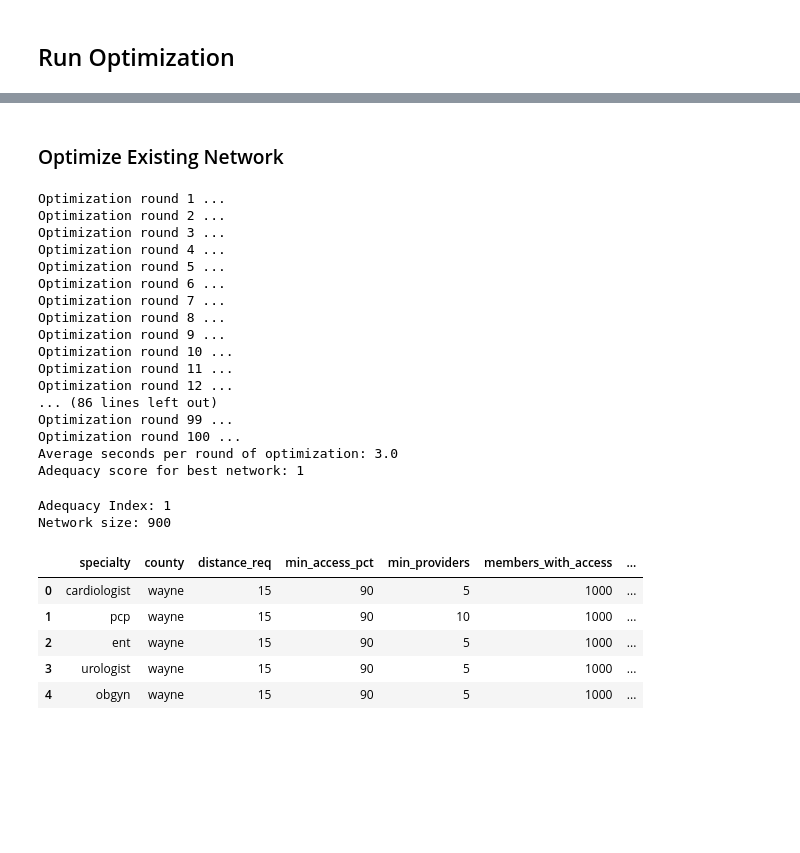
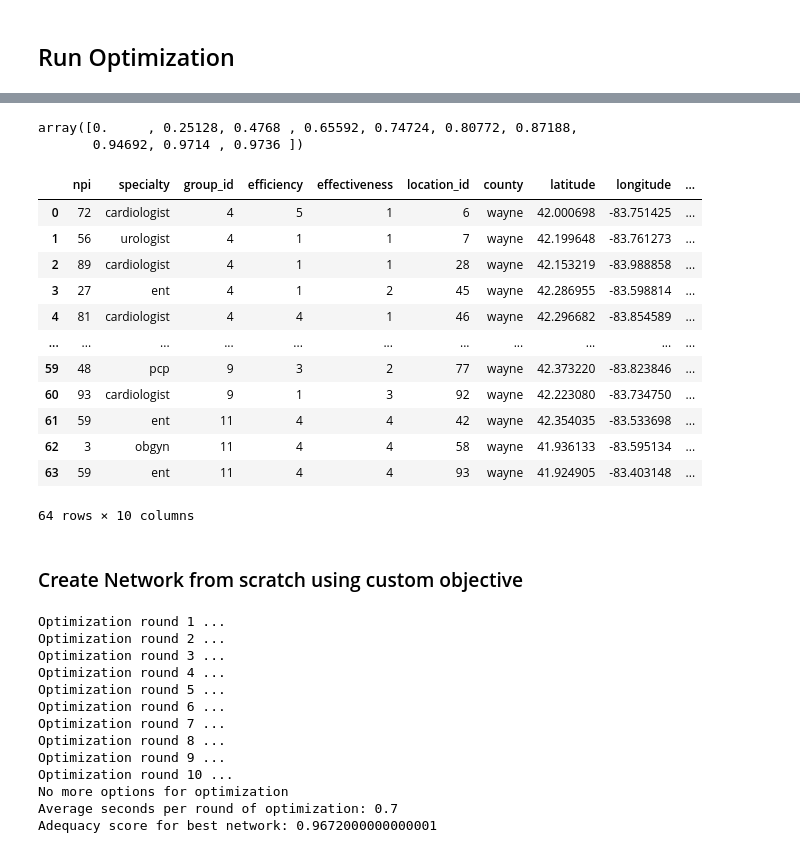
Before and after one commit to andrewdoto13/network_optimization, a Jupyter notebook: src/test_optimizer.ipynb, the cells around one changed output, grey strips where cells are left out. Saved outputs shown, nothing was run; the diff lists cells and outputs as text; code cells hidden in the pictures; blank space fills up the shorter version.

```diff
--- a/src/test_optimizer.ipynb
+++ b/src/test_optimizer.ipynb
@@ -112,4 +79,25 @@ optimizer.move_tracker
-# %% [markdown]
-### Optimize Existing Network
+# %%
+optimizer.performance_history
+# %% [output]
+array([0.     , 0.25128, 0.4768 , 0.65592, 0.74724, 0.80772, 0.87188,
+       0.94692, 0.9714 , 0.9736 ])
+# %%
+optimizer.best_network
+# %% [output]
+|  | npi | specialty | group_id | efficiency | effectiveness | location_id | county | latitude | longitude | ... |
+| 0 | 72 | cardiologist | 4 | 5 | 1 | 6 | wayne | 42.000698 | -83.751425 | ... |
+| 1 | 56 | urologist | 4 | 1 | 1 | 7 | wayne | 42.199648 | -83.761273 | ... |
+| 2 | 89 | cardiologist | 4 | 1 | 1 | 28 | wayne | 42.153219 | -83.988858 | ... |
+| 3 | 27 | ent | 4 | 1 | 2 | 45 | wayne | 42.286955 | -83.598814 | ... |
+| 4 | 81 | cardiologist | 4 | 4 | 1 | 46 | wayne | 42.296682 | -83.854589 | ... |
+| ... | ... | ... | ... | ... | ... | ... | ... | ... | ... | ... |
+| 59 | 48 | pcp | 9 | 3 | 2 | 77 | wayne | 42.373220 | -83.823846 | ... |
+| 60 | 93 | cardiologist | 9 | 1 | 3 | 92 | wayne | 42.223080 | -83.734750 | ... |
+| 61 | 59 | ent | 11 | 4 | 4 | 42 | wayne | 42.354035 | -83.533698 | ... |
+| 62 | 3 | obgyn | 11 | 4 | 4 | 58 | wayne | 41.936133 | -83.595134 | ... |
+| 63 | 59 | ent | 11 | 4 | 4 | 93 | wayne | 41.924905 | -83.403148 | ... |
+64 rows × 10 columns
+# %% [markdown]
+### Create Network from scratch using custom objective
 # %%
 def user_objective(self, network):
@@ -122,7 +113,7 @@ optimizer = NetworkOptimizer(pool=synth_pool,
                              user_objective=user_objective
                              )
 # %%
-optimizer.optimize(100)
+optimizer.optimize(10)
 # %% [output]
 Optimization round 1 ...
 Optimization round 2 ...
@@ -134,23 +125,6 @@ Optimization round 7 ...
 Optimization round 8 ...
 Optimization round 9 ...
 Optimization round 10 ...
-Optimization round 11 ...
-Optimization round 12 ...
-... (86 lines left out)
-Optimization round 99 ...
-Optimization round 100 ...
-Average seconds per round of optimization: 3.0
-Adequacy score for best network: 1
+No more options for optimization
+Average seconds per round of optimization: 0.7
+Adequacy score for best network: 0.9672000000000001
-# %%
-print(f"Adequacy Index: {optimizer.adequacy(optimizer.best_network)}")
-print(f"Network size: {len(optimizer.best_network)}")
-optimizer.adequacy_detail
-# %% [output]
-Adequacy Index: 1
-Network size: 900
-|  | specialty | county | distance_req | min_access_pct | min_providers | members_with_access | ... |
-| 0 | cardiologist | wayne | 15 | 90 | 5 | 1000 | ... |
-| 1 | pcp | wayne | 15 | 90 | 10 | 1000 | ... |
-| 2 | ent | wayne | 15 | 90 | 5 | 1000 | ... |
-| 3 | urologist | wayne | 15 | 90 | 5 | 1000 | ... |
-| 4 | obgyn | wayne | 15 | 90 | 5 | 1000 | ... |
```
Also changed, not shown: parts of 16 cells of this notebook, 7 other files.
